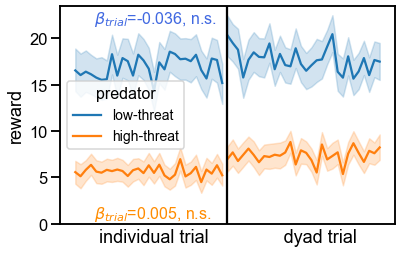
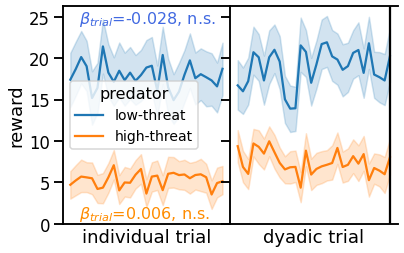
Code edit (unified diff) that turned the first committed figure into the second:
--- before
+++ after
@@ -1,6 +1,14 @@
 # control for learning
+yname = 'reward' # choice or reward
+if yname == 'reward':
+    df_group['avgMoney'] = df_group['jointMoney'] / 2
+    yname2 = 'avgMoney'
+elif yname == 'choice':
+    yname2 = 'playerStep'
+
+
 model_idv = smf.ols(
-    "reward ~ num_encounter * C(predator)",
-    data=df_idv.query("num_encounter < 60 and num_encounter > 30")
+    f"{yname} ~ num_encounter * C(predator)",
+    data=df_idv.query("num_encounter > 30 and num_encounter<60")
 ).fit()
 
@@ -35,16 +43,40 @@
 
 
-df_group['avgMoney'] = df_group['jointMoney'] / 2
-sns.lineplot(data = df_idv.query('num_encounter>30'), x='num_encounter', y='reward', 
-             hue='predator', hue_order=['low-threat', 'high-threat'], legend=False)
-ax = sns.lineplot(data = df_group, x='trial', y='avgMoney', hue='predator', hue_order=['low-threat', 'high-threat'])
-plt.axvline(x=30, color='black', ls='-')
-plt.gca().invert_xaxis()
-plt.xticks([])
-plt.legend(fontsize=14, loc='center left', title='predator', title_fontsize=16)
-plt.xlabel('individual trial               dyad trial')
+fig, axes = plt.subplots(1, 2, sharey=True)
+fig.subplots_adjust(wspace=0)  # Remove gap between subplots
+
+# Plot individual (left subplot)
+sns.lineplot(
+    data=df_idv.query('num_encounter > 30 and num_encounter < 60'),
+    x='num_encounter', y=yname,
+    hue='predator', hue_order=['low-threat', 'high-threat'],
+    ax=axes[0]
+)
+
+# Plot group (right subplot)
+sns.lineplot(
+    data=df_group,
+    x='trial', y=yname2,
+    hue='predator', hue_order=['low-threat', 'high-threat'],
+    ax=axes[1],
+    legend=False
+)
+
+# Formatting
+for ax in axes:
+    ax.set_xticks([])
+    ax.set_xlabel('')
+    ax.spines['right'].set_visible(False)
+
+
+axes[1].axvline(x=30, color='black', ls='-')  # adjust if needed
+axes[0].legend(fontsize=14, loc='center left', title='predator', title_fontsize=16)
+axes[0].set_ylabel(yname)
+axes[0].set_xlabel('individual trial')
+axes[1].set_xlabel('dyadic trial')
 plt.ylim(bottom=0)
 
-ax.annotate(
+
+axes[0].annotate(
     annotations_idv[0]["label"],
     xy=(0.1, 0.925),
@@ -54,5 +86,5 @@
 )
 
-ax.annotate(
+axes[0].annotate(
     annotations_idv[1]["label"],
     xy=(0.1, 0.025),
@@ -63,4 +95,4 @@
 
 if save:
-    plt.savefig(f'../paper_figs/{folder}/reward_by_trial_{folder}.png', 
+    plt.savefig(f'../paper_figs/{folder}/{yname}_by_trial_{folder}.png', 
             bbox_inches='tight', dpi=200)

Commit: fixed bug